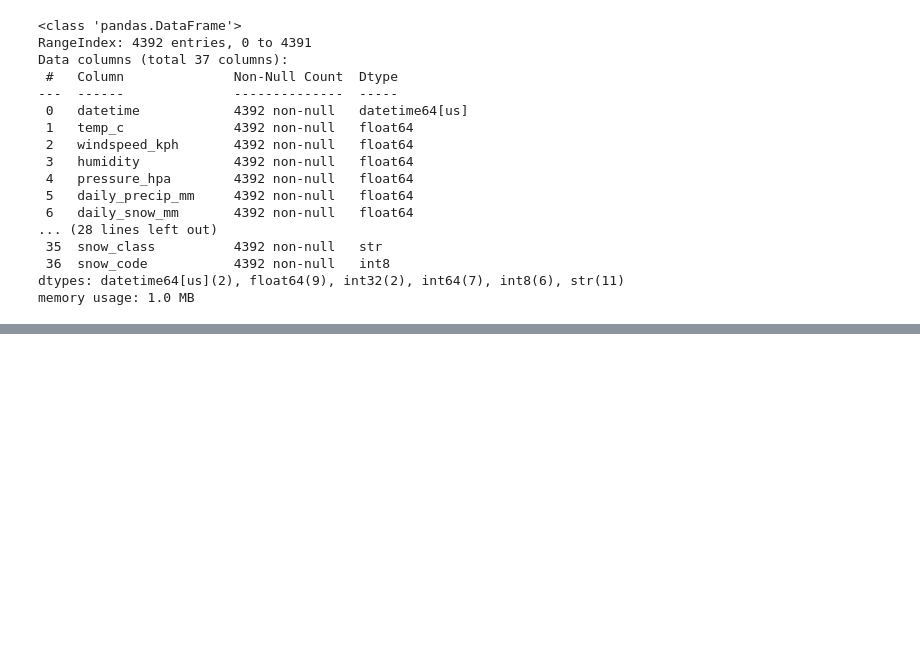
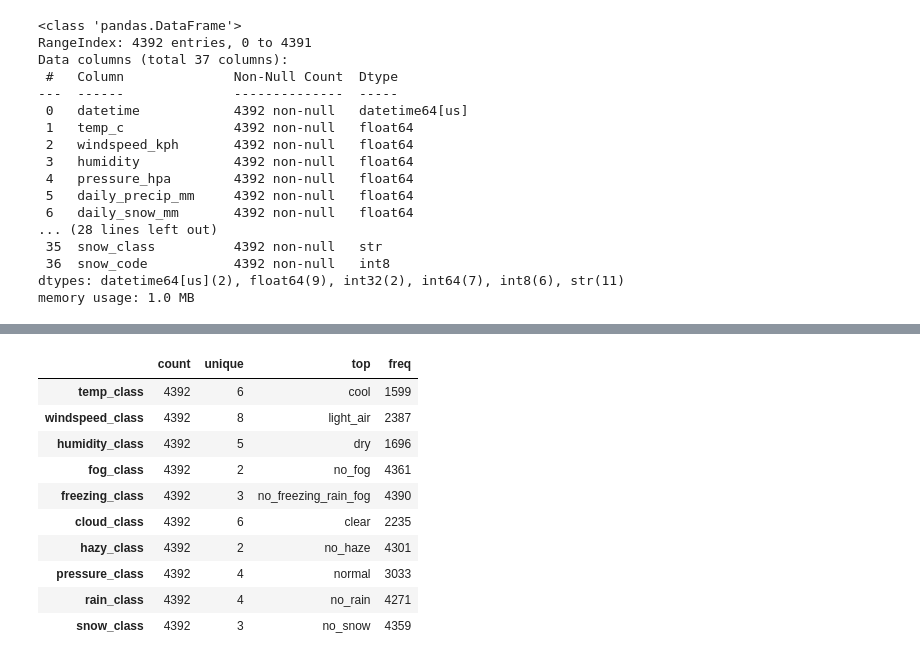
Before and after one commit to Wendo99/NYC-Taxi-Trip-Duration, a Jupyter notebook: notebooks/weather.ipynb, the cells around one changed output, grey strips where cells are left out. Saved outputs shown, nothing was run; the diff lists cells and outputs as text; code cells hidden in the pictures; blank space fills up the shorter version.

Commit message:
refactored: weather.ipynb

```diff
--- a/notebooks/weather.ipynb
+++ b/notebooks/weather.ipynb
@@ -278,0 +217,9 @@ np.int64(0)
+# %%
+PRECIP = ["daily_precip_mm", "daily_snow_mm", "rain_mm", "snow_mm"]
+pd.DataFrame({
+  "zero rows": [(weather_df[c] == 0).sum() for c in PRECIP],
+  "zero share": [f"{(weather_df[c] == 0).mean():.1%}" for c in PRECIP],
+  "max": [weather_df[c].max() for c in PRECIP],
+  "mean when > 0": [weather_df.loc[weather_df[c] > 0, c].mean().round(2)
+                    for c in PRECIP],
+}, index=PRECIP)
@@ -278,0 +261,18 @@ np.int64(0)
+# %%
+# Categorical summary. include=['str'] rather than 'object': under pandas 3 the
+# string columns are 'str' dtype, and asking for 'object' triggers a
+# deprecation warning about the backward-compatible fallback.
+CLASS_COLS = [c for c in weather_df.columns if c.endswith("_class")]
+weather_df[CLASS_COLS].describe(include=["str"]).T
+# %% [output]
+|  | count | unique | top | freq |
+| temp_class | 4392 | 6 | cool | 1599 |
+| windspeed_class | 4392 | 8 | light_air | 2387 |
+| humidity_class | 4392 | 5 | dry | 1696 |
+| fog_class | 4392 | 2 | no_fog | 4361 |
+| freezing_class | 4392 | 3 | no_freezing_rain_fog | 4390 |
+| cloud_class | 4392 | 6 | clear | 2235 |
+| hazy_class | 4392 | 2 | no_haze | 4301 |
+| pressure_class | 4392 | 4 | normal | 3033 |
+| rain_class | 4392 | 4 | no_rain | 4271 |
+| snow_class | 4392 | 3 | no_snow | 4359 |
```
Also changed, not shown: parts of 68 cells of this notebook.
